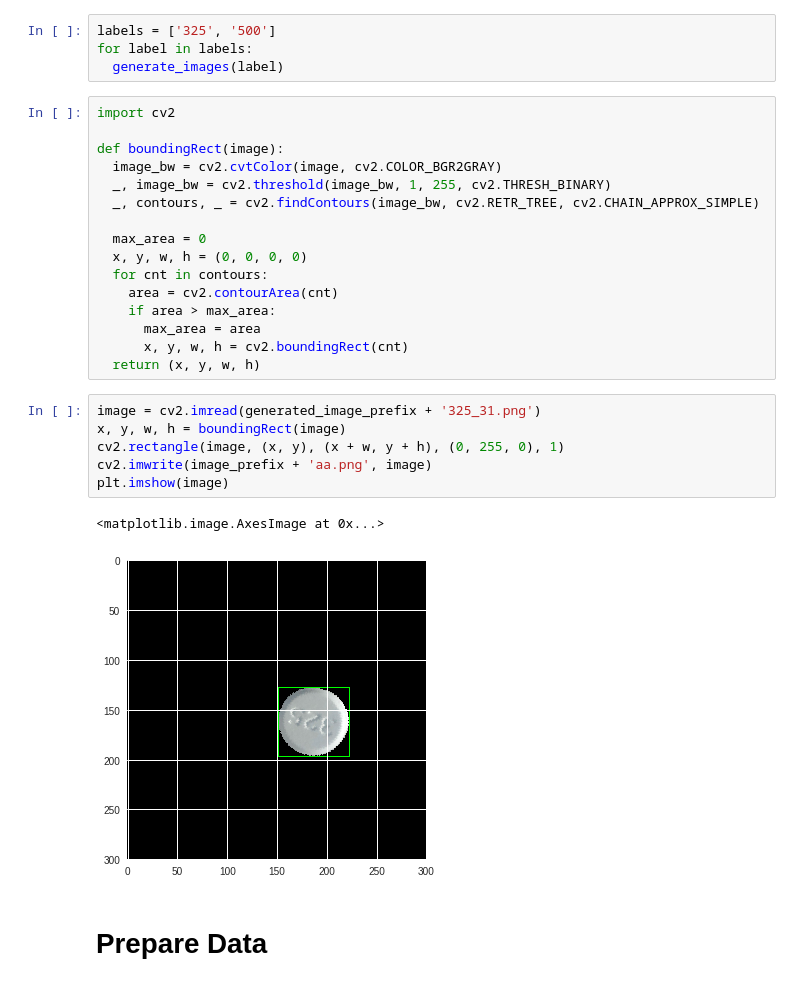
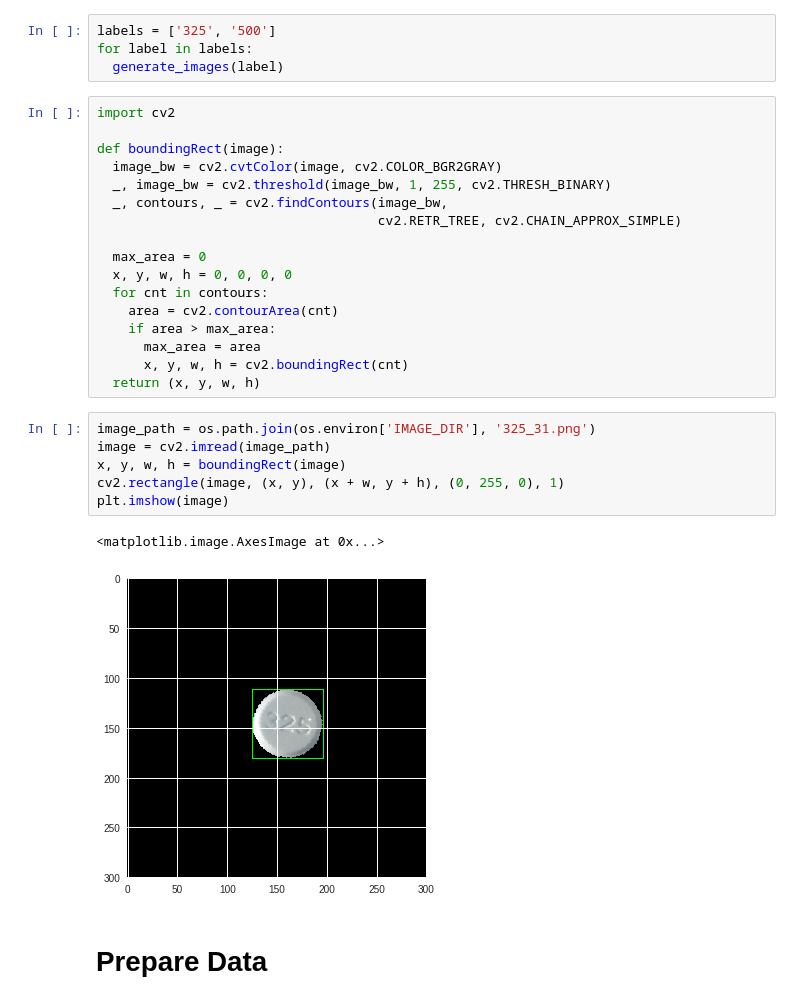
Before and after one commit to codingpotato/pill-detection, a Jupyter notebook: pill_detection.ipynb, the cells around one changed output. Cells and saved outputs as stored; diff of their text form.

Commit message:
Adjust environment variables

```diff
--- a/pill_detection.ipynb
+++ b/pill_detection.ipynb
@@ -71,10 +78,11 @@ import cv2
 def boundingRect(image):
   image_bw = cv2.cvtColor(image, cv2.COLOR_BGR2GRAY)
   _, image_bw = cv2.threshold(image_bw, 1, 255, cv2.THRESH_BINARY)
-  _, contours, _ = cv2.findContours(image_bw, cv2.RETR_TREE, cv2.CHAIN_APPROX_SIMPLE)
+  _, contours, _ = cv2.findContours(image_bw,
+                                    cv2.RETR_TREE, cv2.CHAIN_APPROX_SIMPLE)
 
   max_area = 0
-  x, y, w, h = (0, 0, 0, 0)
+  x, y, w, h = 0, 0, 0, 0
   for cnt in contours:
     area = cv2.contourArea(cnt)
     if area > max_area:
@@ -82,14 +90,14 @@ def boundingRect(image):
       x, y, w, h = cv2.boundingRect(cnt)
   return (x, y, w, h)
 # %%
-image = cv2.imread(generated_image_prefix + '325_31.png')
+image_path = os.path.join(os.environ['IMAGE_DIR'], '325_31.png')
+image = cv2.imread(image_path)
 x, y, w, h = boundingRect(image)
 cv2.rectangle(image, (x, y), (x + w, y + h), (0, 255, 0), 1)
-cv2.imwrite(image_prefix + 'aa.png', image)
 plt.imshow(image)
 # %% [output]
 <matplotlib.image.AxesImage at 0x...>
-[figure, old version]
+[figure, new version]
 # %% [markdown]
 # Prepare Data
 # %% [markdown]
```
Also changed, not shown: parts of 24 cells of this notebook.
